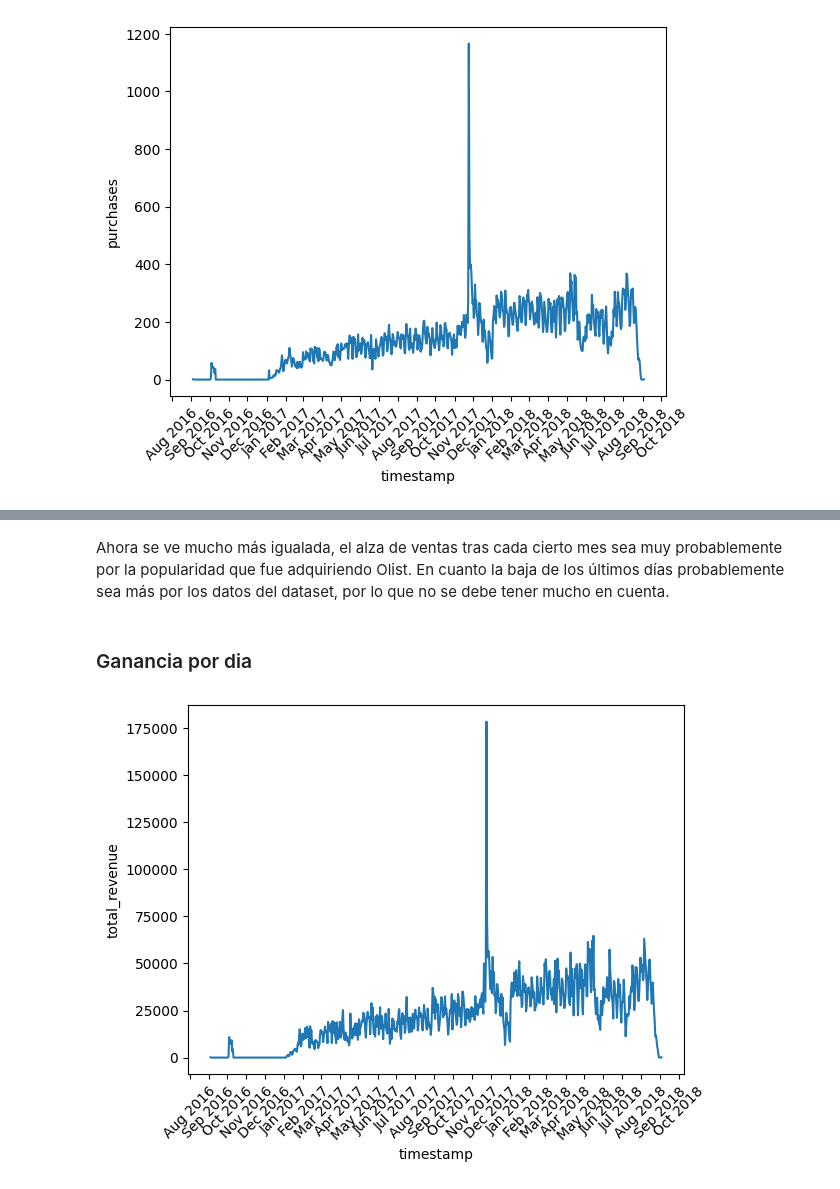
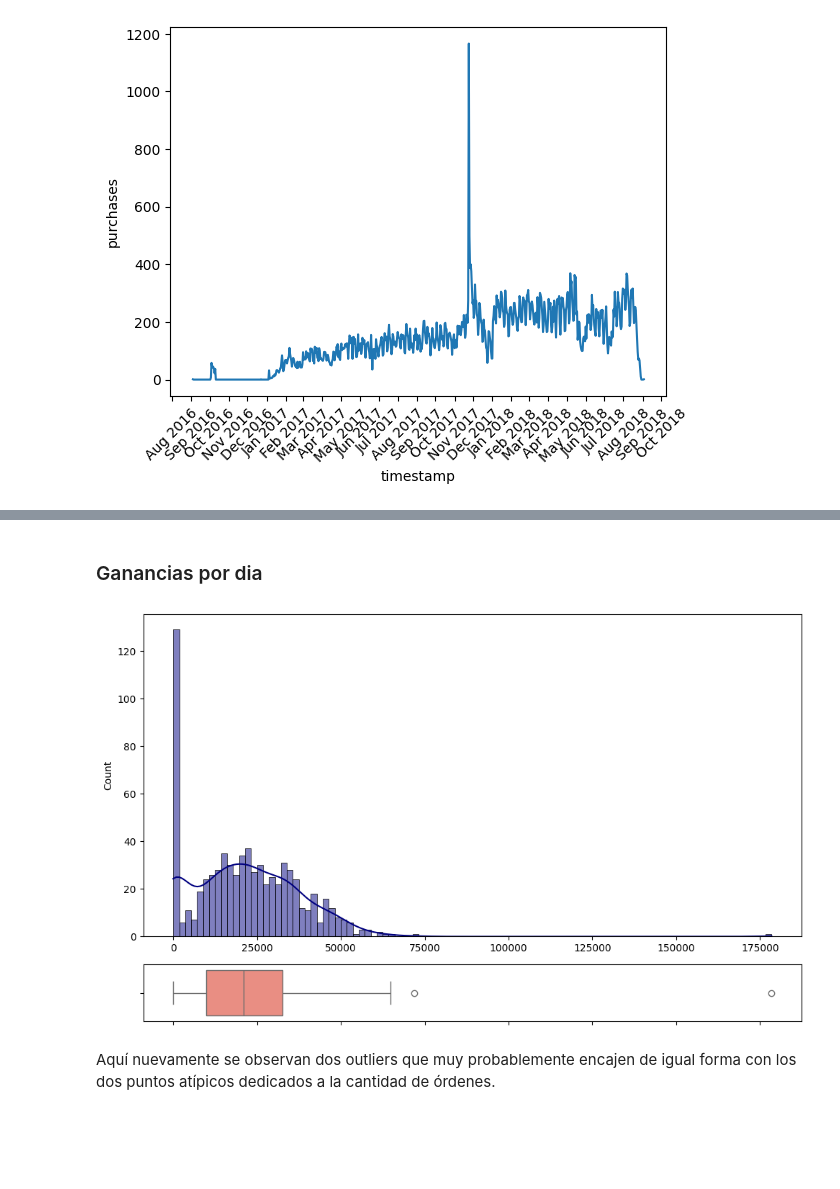
Before and after one commit to dado4cs/olist-rfm-customer-segmentation, a Jupyter notebook: notebooks/01_exploration.ipynb, the cells around one changed output, grey strips where cells are left out. Drawn from its saved outputs; the diff is of its cells as text; code cells hidden in the pictures; blank space fills up the shorter version.

```diff
--- a/notebooks/01_exploration.ipynb
+++ b/notebooks/01_exploration.ipynb
@@ -424,12 +521,19 @@ plt.show()
-# %% [markdown]
-Ahora se ve mucho más igualada, el alza de ventas tras cada cierto mes sea muy probablemente por la popularidad que fue adquiriendo Olist. En cuanto la baja de los últimos días probablemente sea más por los datos del dataset, por lo que no se debe tener mucho en cuenta.
 # %% [markdown]
-### Ganancia por dia
+### Ganancias por dia
-# %%
-ax = sns.lineplot(data=pp_day, x='timestamp',y = 'total_revenue')
-ax.xaxis.set_major_locator(mdates.MonthLocator())
-ax.xaxis.set_major_formatter(mdates.DateFormatter('%b %Y'))
-plt.xticks(rotation=45)
-plt.show()
-# %% [output]
-[figure, removed]
+# %%
+f, (ax_hist, ax_box) = plt.subplots(2, sharex=True,
+                                    gridspec_kw={"height_ratios": (.85, .15)},
+                                    figsize=(10, 6))
+
+sns.boxplot(data=pp_day, x='revenue', ax=ax_box, color="salmon")
+sns.histplot(data=pp_day, x='revenue', ax=ax_hist, kde=True, color="navy", bins = 100)
+ax_box.tick_params(labelbottom=False)
+ax_hist.tick_params(labelbottom=True)
+ax_box.set(xlabel='')
+
+plt.tight_layout()
+plt.show()
+# %% [output]
+[figure, added]
+# %% [markdown]
+Aquí nuevamente se observan dos outliers que muy probablemente encajen de igual forma con los dos puntos atípicos dedicados a la cantidad de órdenes.
```
Also changed, not shown: parts of 74 cells of this notebook, 1 other file.
